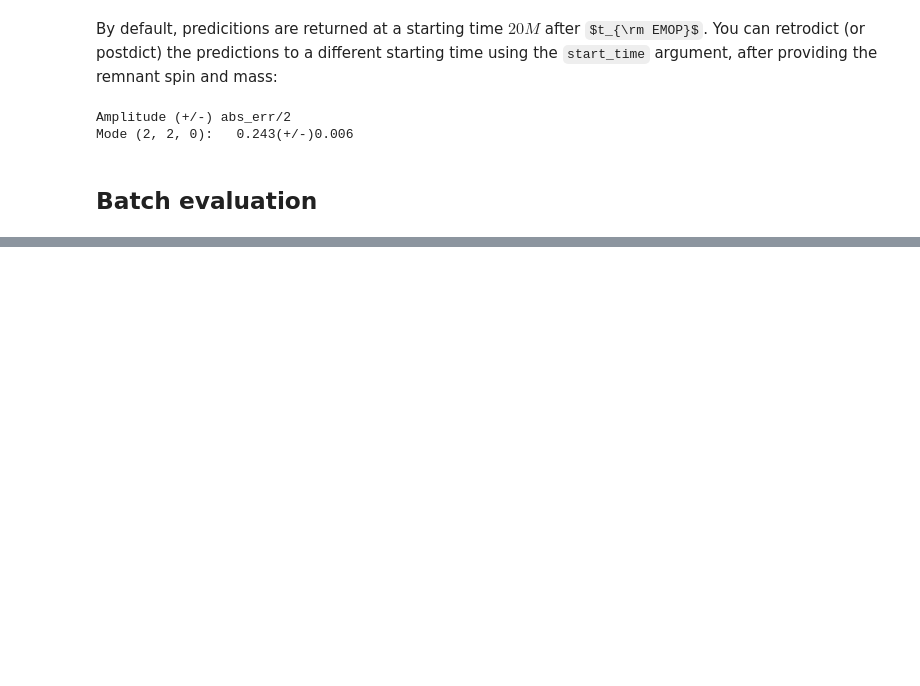
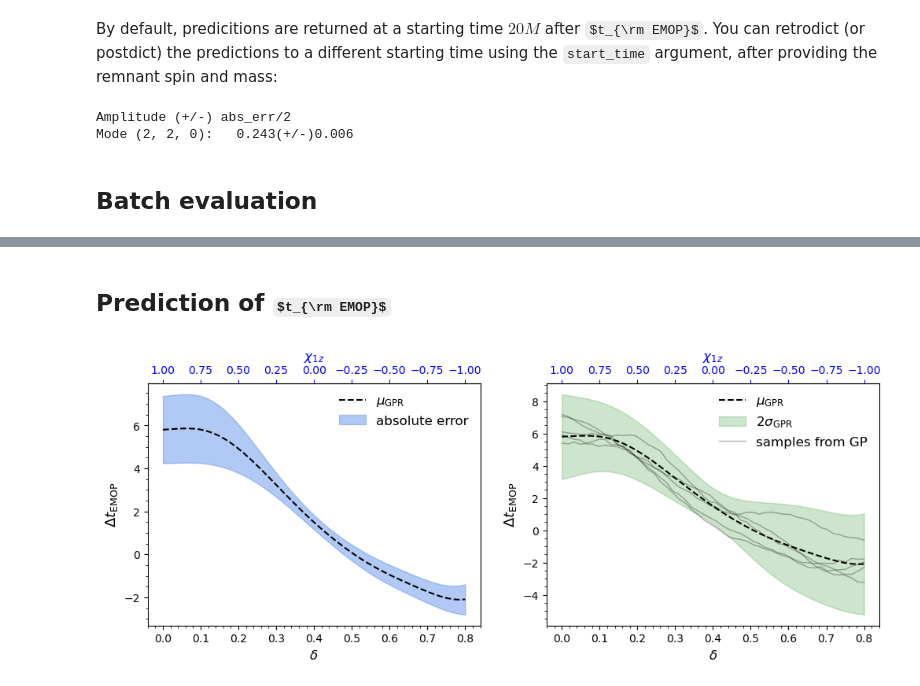
Before and after one commit to FraNob/postmerger, a Jupyter notebook: examples/Prec_models.ipynb, the cells around one changed output, grey strips where cells are left out. Drawn from its saved outputs; the diff is of its cells as text; code cells hidden in the pictures; some formulas as TeX source; blank space fills up the shorter version.

```diff
--- a/examples/Prec_models.ipynb
+++ b/examples/Prec_models.ipynb
@@ -149,0 +347,62 @@ plt.show()
+# %% [markdown]
+## Prediction of $t_{\rm EMOP}$
+# %%
+delta = np.linspace(0,0.8,50)
+chi1x = 0.
+chi1y = 0.
+chi1z = np.flip(np.linspace(-1.,1.,50))
+chi2x = 0.1
+chi2y = 0.
+chi2z = 0.
+
+## spherical-harmonic indices
+lm = (2,2)
+
+## mode indices
+mode = (2,2,0)
+
+temop, sigma_temop = fit_7d.predict_t_emop(delta, chi1x, chi1y, chi1z, chi2x, chi2y, chi2z, return_std=True)
+temop_abs_err = fit_7d.predict_t_emop_abs_err(delta, chi1x, chi1y, chi1z, chi2x, chi2y, chi2z, return_std=False)
+
+samples = fit_7d.sample_t_emop(delta, chi1x, chi1y, chi1z, chi2x, chi2y, chi2z, n_samples=5)
+# %%
+from matplotlib.ticker import FuncFormatter
+from scipy.interpolate import interp1d
+fig, axs = plt.subplots(1,2,figsize=(12,4))
+
+varying = delta
+varying2 = chi1z
+
+ax = axs[0]
+ax.plot(varying,temop,color='k',linestyle='--',label=r'$\mu_{\rm GPR}$')
+ax.fill_between(varying,temop-temop_abs_err,temop+temop_abs_err,alpha=0.5,\
+                 color='cornflowerblue',label='absolute error')
+ax.set_xlabel(r'$\delta$',fontsize=12)
+ax.set_ylabel(r'$\Delta t_{\rm EMOP}$',fontsize=13)
+ax.minorticks_on()
+ax.legend(fontsize=12,frameon=False)
+# Create secondary x-axis
+fwd = interp1d(varying, varying2, kind='linear', fill_value='extrapolate')
+inv = interp1d(varying2, varying, kind='linear', fill_value='extrapolate')
+secax = ax.secondary_xaxis('top', functions=(fwd, inv))
+secax.set_xlabel(r'$\chi_{1z}$', fontsize=12, color='b')
+secax.tick_params(labelsize=10, colors='b')
+
+ax = axs[1]
+ax.plot(varying,temop,color='k',linestyle='--',label=r'$\mu_{\rm GPR}$')
+ax.fill_between(varying,temop-2*sigma_temop,temop+2*sigma_temop,alpha=0.2,\
+                 color='green',label=r'$2\sigma_{\rm GPR}$')
+ax.plot(varying, samples[:,0], ls='-', c='k', lw=1, alpha=0.3, label='samples from GP')
+ax.plot(varying, samples[:,1:], ls='-', c='k', lw=1, alpha=0.3,)
+ax.set_xlabel(r'$\delta$',fontsize=12)
+ax.set_ylabel(r'$\Delta t_{\rm EMOP}$',fontsize=13)
+ax.minorticks_on()
+ax.legend(fontsize=12,frameon=False)
+# Create secondary x-axis
+fwd = interp1d(varying, varying2, kind='linear', fill_value='extrapolate')
+inv = interp1d(varying2, varying, kind='linear', fill_value='extrapolate')
+secax = ax.secondary_xaxis('top', functions=(fwd, inv))
+secax.set_xlabel(r'$\chi_{1z}$', fontsize=12, color='b')
+secax.tick_params(labelsize=10, colors='b')
+# %% [output]
+[figure, added]
```
Also changed, not shown: parts of 21 cells of this notebook, 5 other files.
